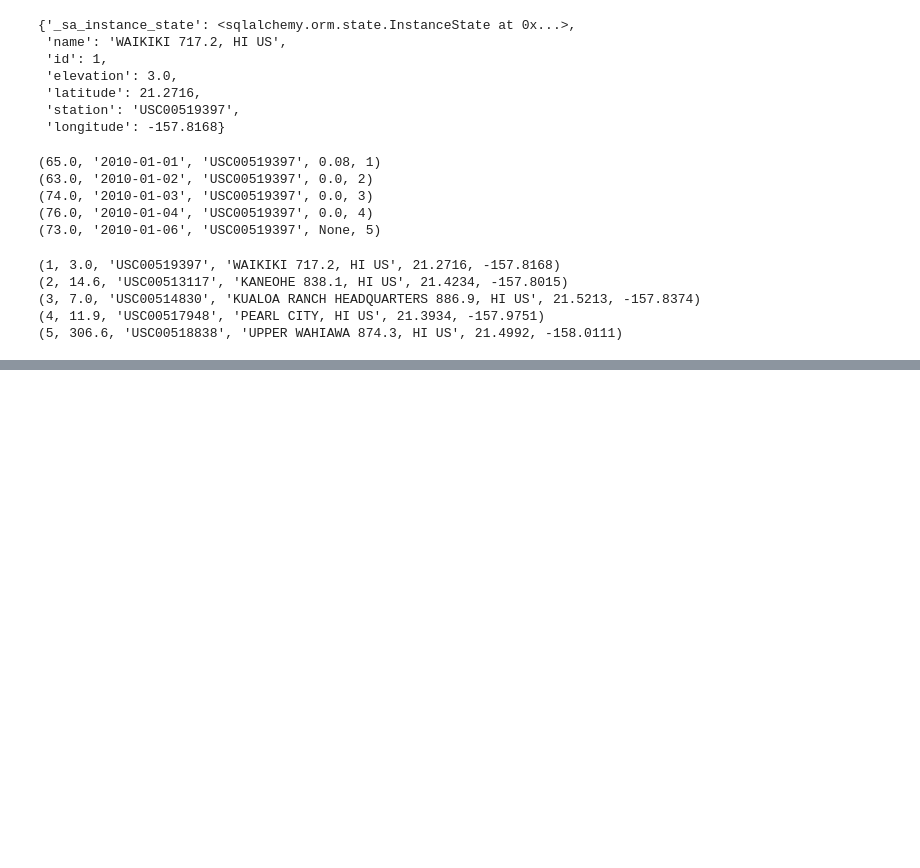
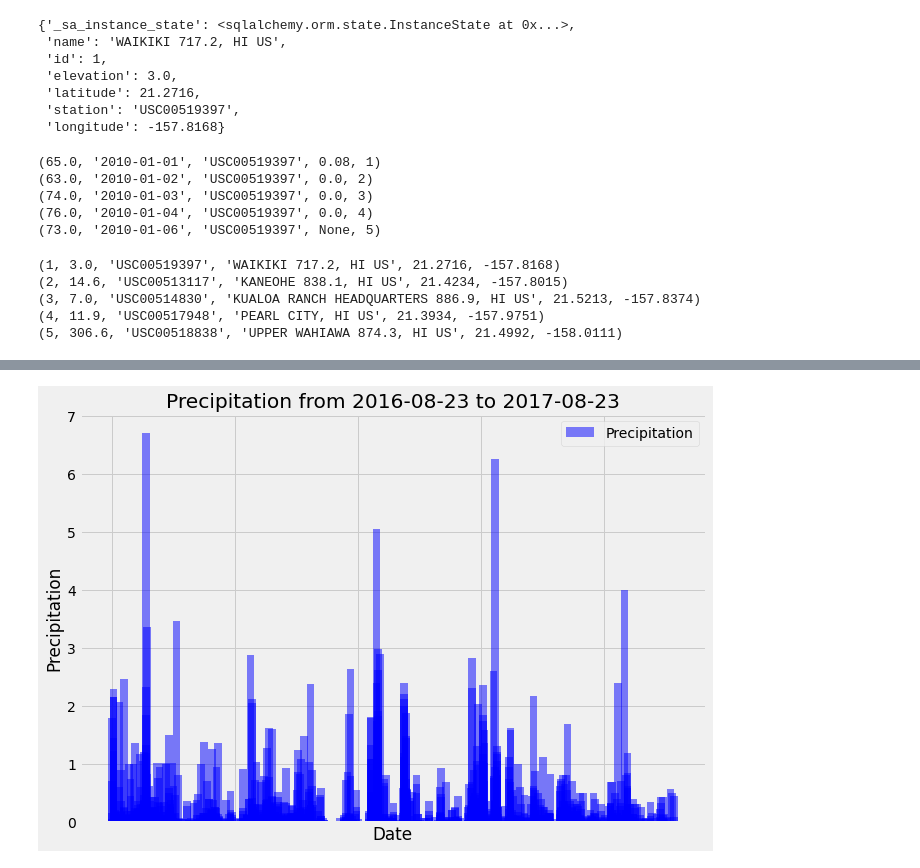
Before and after one commit to Caleman34/SQLAlchemy-Challenge, a Jupyter notebook: climate.ipynb, the cells around one changed output, grey strips where cells are left out. Drawn from its saved outputs; the diff is of its cells as text; code cells hidden in the pictures; blank space fills up the shorter version.

```diff
--- a/climate.ipynb
+++ b/climate.ipynb
@@ -115,0 +140,6 @@ for row in session.query(Station.id, Station.elevation, Station.station, Station
+# %%
+# create query for earliest and latest date recorded
+earliestDate = session.query(Measurement.date).order_by(Measurement.date).first()
+latestDate = session.query(Measurement.date).order_by(Measurement.date.desc()).first()
+print(f"The earliest date recorded: {earliestDate[0]}")
+print(f"The latest date recorded: {latestDate[0]}")
@@ -130,2 +175,26 @@ for row in session.query(Station.id, Station.elevation, Station.station, Station
+# %%
+# Use Pandas Plotting with Matplotlib to plot the data
+
+xx = precipitation.index.tolist()
+yy = precipitation['Precipitation'].tolist()
+
+plt.figure(figsize=(10,7))
+plt.bar(xx,yy,width = 5 ,color='b', alpha=0.5, align="center",label='Precipitation')
+plt.tick_params(
+    axis='x',
+    which='both',
+    bottom=False,
+    labelbottom=False)
+major_ticks = np.arange(0,400,80)
+plt.xticks(major_ticks)
+
+plt.title(f"Precipitation from {querydate} to {latestDate[0]}")
+plt.xlabel("Date")
+plt.ylabel("Precipitation")
+plt.grid(which='major', axis='both', linestyle='-')
+plt.legend()
+plt.show()
+# %% [output]
+[figure, added]
 # %%
 # Use Pandas to calcualte the summary statistics for the precipitation data
```
Also changed, not shown: parts of 25 cells of this notebook.
